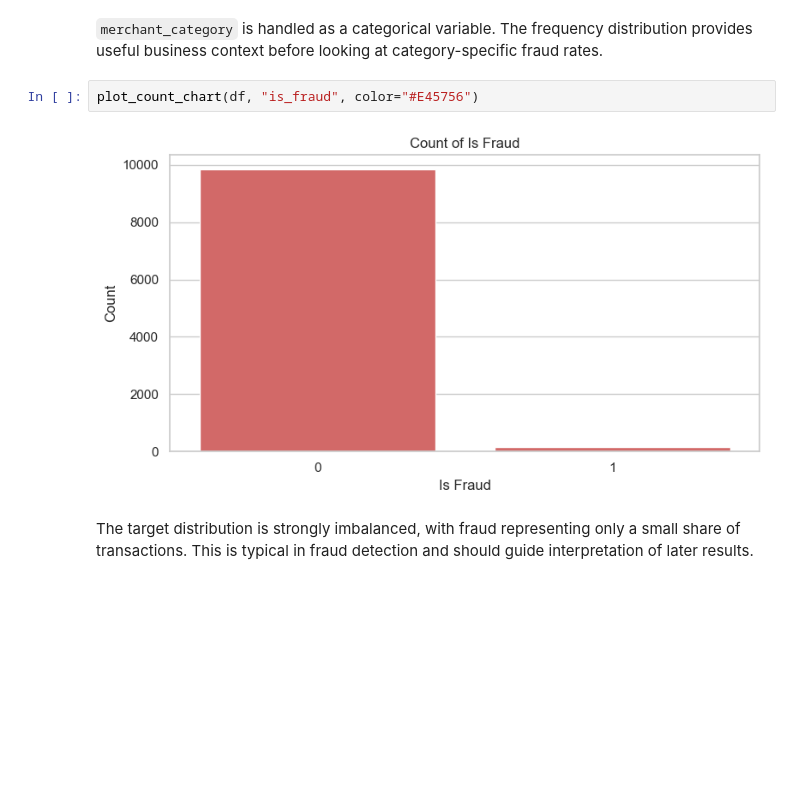
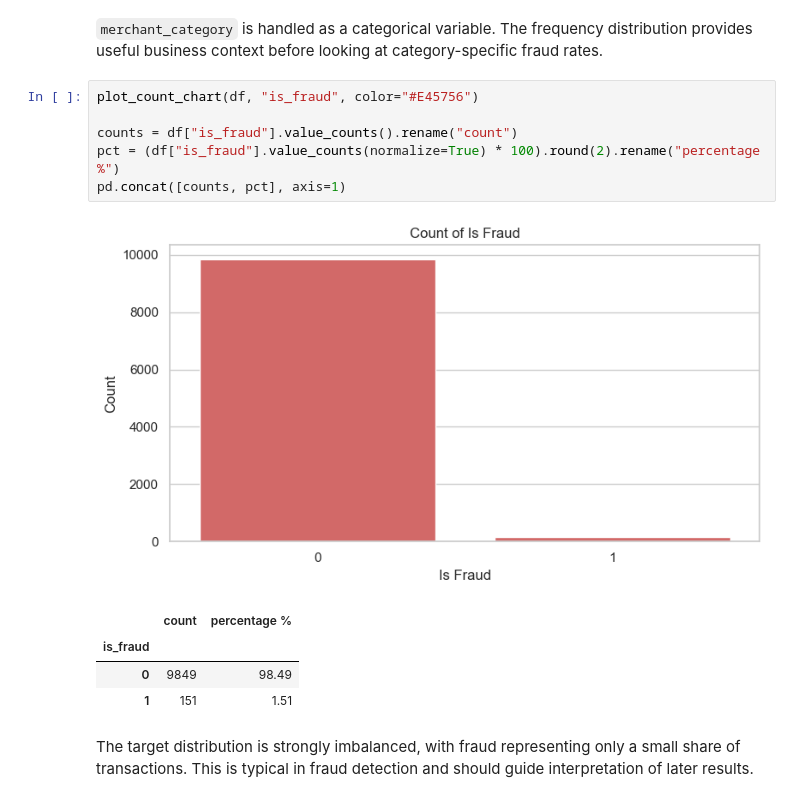
Before and after one commit to novatechclub/Credit_Card_Fraud_Detection, a Jupyter notebook: EDA.ipynb, the cells around one changed output. Saved outputs shown, nothing was run; the diff lists cells and outputs as text; blank space fills up the shorter version.

```diff
--- a/EDA.ipynb
+++ b/EDA.ipynb
@@ -184,8 +176,16 @@ plot_count_chart(df, "merchant_category")
 `merchant_category` is handled as a categorical variable. The frequency distribution provides useful business context before looking at category-specific fraud rates.
 # %%
 plot_count_chart(df, "is_fraud", color="#E45756")
+
+counts = df["is_fraud"].value_counts().rename("count")
+pct = (df["is_fraud"].value_counts(normalize=True) * 100).round(2).rename("percentage %")
+pd.concat([counts, pct], axis=1)
 # %% [output]
 [figure]
+|  | count | percentage % |
+| is_fraud |  |  |
+| 0 | 9849 | 98.49 |
+| 1 | 151 | 1.51 |
 # %% [markdown]
 The target distribution is strongly imbalanced, with fraud representing only a small share of transactions. This is typical in fraud detection and should guide interpretation of later results.
 # %% [markdown]
```
Also changed, not shown: parts of 6 cells of this notebook.
